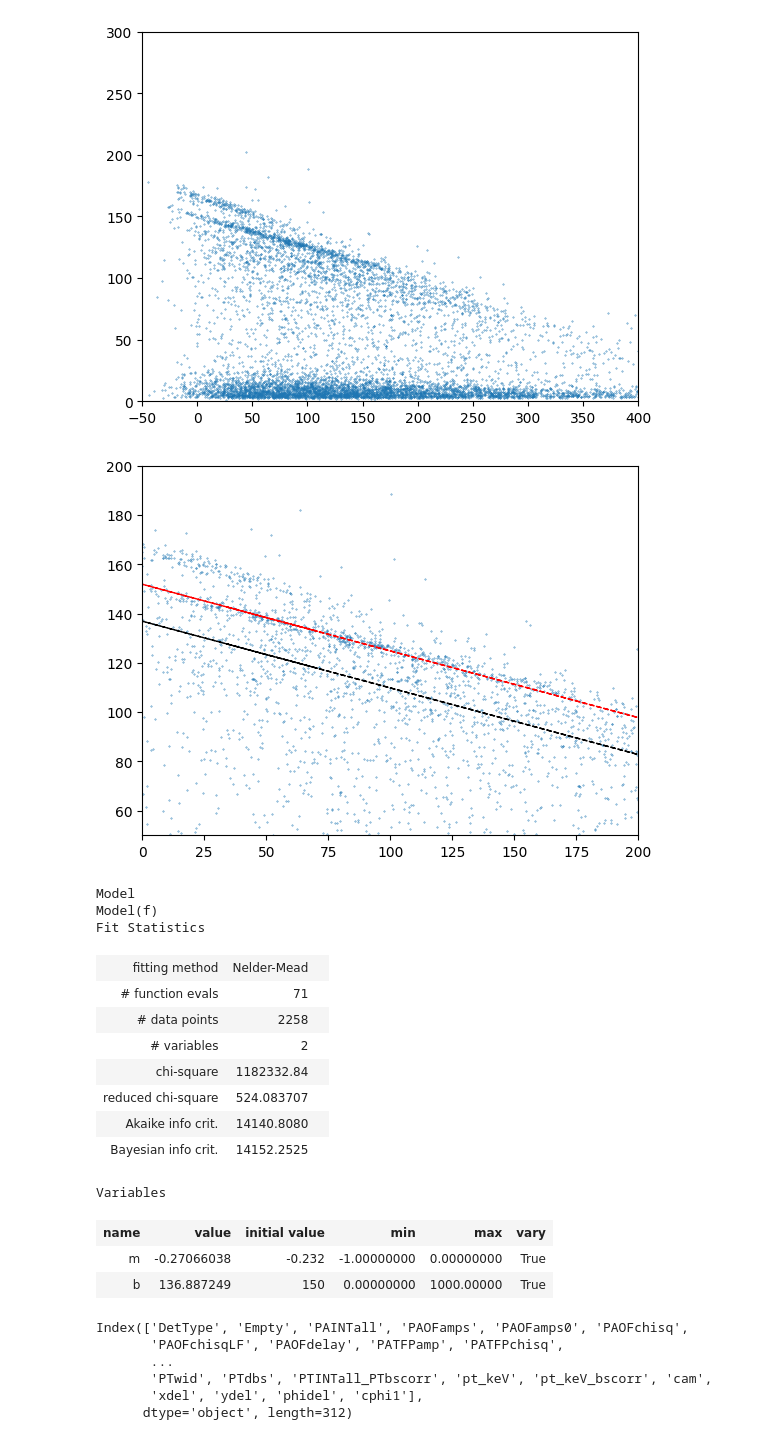
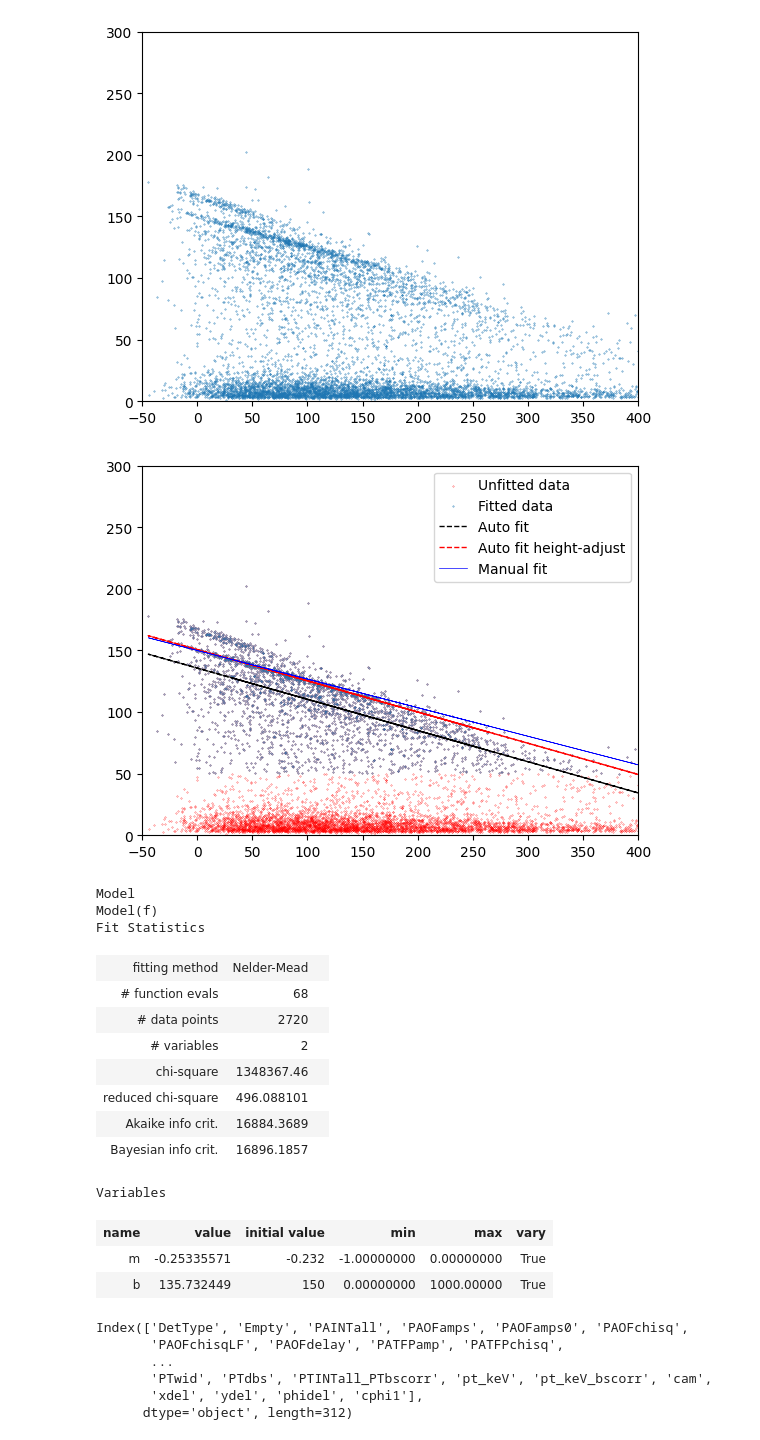
Before and after one commit to villano-lab/R76Analysis, a Jupyter notebook: HV1_Calibration.ipynb, the cells around one changed output. Saved outputs shown, nothing was run; the diff lists cells and outputs as text; code cells hidden in the pictures.

Commit message:
Fix up the plotting a bit Also made minor changes to the fitting process but they don't seem to be significant

```diff
--- a/HV1_Calibration.ipynb
+++ b/HV1_Calibration.ipynb
@@ -13,7 +13,7 @@ import matplotlib.pyplot as plt
 from matplotlib import cm
 #%matplotlib inline
 # %%
-datapath = "RQData/"
+datapath = "R76Data/"
 ser = ["07220822_1828","07220826_1219","07220826_1536","07220826_2007","07220827_1153","07220830_1724"]#["07220702_0911"]
 lab = ["0V","-4V","-21V","-65V","-84V","-84V"] #["data"]
 
@@ -41,6 +41,7 @@ for i,x in enumerate(z):
 
 #print(z)
 # %%
+mman = -0.232; bman = 150
 for x in z:
     x['crand'] = np.array([(y==1) for y in x['EventCategory']])
     x['PTwid'] = (x['PTWKf40'] - x['PTWKr40'])*1e6
@@ -49,7 +50,7 @@ for x in z:
         + x['PFbspost'] - x['PFbs'])
     x['PTINTall_PTbscorr'] = x['PTINTall'] - ((x['PTdbs']<0)*0.5*x['PTdbs']*4096/x['PFnorm'])
     x['pt_keV'] = 7.738820e+07*x['PTOFamps']+1.653756e+13*x['PTOFamps']**2
-    x['pt_keV_bscorr'] = x['pt_keV']/(1.-0.232*(x['PFbs']-3000.)/150) #baseline correction
+    x['pt_keV_bscorr'] = x['pt_keV']/(1.+mman*(x['PFbs']-3000.)/bman) #baseline correction
     x['cam'] = x['PFOFamps']/x['PTOFamps']>0.21 #Americium cut
     x['xdel'] = 1e6*(x['PEWKr20'] - 0.5*(x['PCWKr20']+x['PDWKr20']))-1
     x['ydel'] = 1e6*(0.866*(x['PDWKr20'] - x['PCWKr20']))+9
@@ -108,7 +109,7 @@ Below we will attempt to get this baseline correction automatically by fitting.
 # %%
 errors = np.sqrt(h[0]) #Get errors -- still sqrt(n)
 
-def f(x,m=-0.232,b=150): #function for a line
+def f(x,m=mman,b=bman): #function for a line
     return m*x+b
 
 #No reason I can't do this as a scatter plot, right? will be easier to fit if I treat it that way.
@@ -121,41 +122,46 @@ plt.show()
 # %%
 #Basic fit -- I expect issues with this due to many data points being the wrong region.
 
-x = z[4]["PFbs"][~z[4]["crand"] & z[4]["cphi1"] & z[4]["cam"]][z[4]["pt_keV"]>50]-3000
-y = z[4]["pt_keV"][~z[4]["crand"]][z[4]["cphi1"]][z[4]["cam"]][z[4]["pt_keV"]>50] #cutting out all the "noise" at the bottom.
-y=y[(x>0) & (x<200)];x = x[(x>0) & (x<200)] #cut off both at the end of the line
+x = z[4]["PFbs"][~z[4]["crand"] & z[4]["cphi1"] & z[4]["cam"] & (z[4]["pt_keV"]>50)]-3000
+y = z[4]["pt_keV"][~z[4]["crand"] & z[4]["cphi1"] & z[4]["cam"]  & (z[4]["pt_keV"]>50)] #cutting out all the "noise" at the bottom.
+#y=y[(x>0) & (x<200)];x = x[(x>0) & (x<200)] #cut off both at the end of the line
 
 mod = lf.Model(f)
 params = mod.make_params()
 params.add('m',value=-0.232,max=0,min=-1); params.add('b',value=150,min=0,max=1000)
 fit = mod.fit(y,params,x=x,method='basinhop') #might be the best method for this data? not seeing singificant differences anymore
 #Is this okay? It's fitting to the wrong y-intercept but all I want is the slope...
 
-plt.scatter(x,y,s=0.1)
-plt.plot(x,fit.best_fit,linestyle='--',color='k',linewidth=1)
-plt.plot(x,fit.best_fit+15,linestyle='--',color='r',linewidth=1)
-plt.xlim(0,200)
-plt.ylim(50,200)
+plt.scatter(z[4]["PFbs"][~z[4]["crand"] & z[4]["cphi1"] & z[4]["cam"]]-3000,z[4]["pt_keV"][~z[4]["crand"] & z[4]["cphi1"] & z[4]["cam"]],s=0.05,color='r',label='Unfitted data')
+plt.scatter(x,y,s=0.1,label='Fitted data')
+
+plt.plot(x,fit.best_fit,linestyle='--',color='k',linewidth=1,label="Auto fit")
+plt.plot(x,fit.best_fit+15,linestyle='--',color='r',linewidth=1,label="Auto fit height-adjust")
+plt.plot(x,f(x,m=mman,b=bman),color='b',linewidth=0.5,label="Manual fit")
+
+plt.xlim(-50,400)
+plt.ylim(0,300)#,200)
+plt.legend()
 plt.show()
 
 fit
 # %% [output]
-[figure, old version]
+[figure, new version]
 Model
 Model(f)
 Fit Statistics
 | fitting method | Nelder-Mead |  |
-| # function evals | 71 |  |
-| # data points | 2258 |  |
+| # function evals | 68 |  |
+| # data points | 2720 |  |
 | # variables | 2 |  |
-| chi-square | 1182332.84 |  |
-| reduced chi-square | 524.083707 |  |
-| Akaike info crit. | 14140.8080 |  |
-| Bayesian info crit. | 14152.2525 |  |
+| chi-square | 1348367.46 |  |
+| reduced chi-square | 496.088101 |  |
+| Akaike info crit. | 16884.3689 |  |
+| Bayesian info crit. | 16896.1857 |  |
 Variables
 | name | value | initial value | min | max | vary |
-| m | -0.27066038 | -0.232 | -1.00000000 | 0.00000000 | True |
-| b | 136.887249 | 150 | 0.00000000 | 1000.00000 | True |
+| m | -0.25335571 | -0.232 | -1.00000000 | 0.00000000 | True |
+| b | 135.732449 | 150 | 0.00000000 | 1000.00000 | True |
 # %%
 #For figuring out more cuts I can do
 print(z[0].keys())
```
